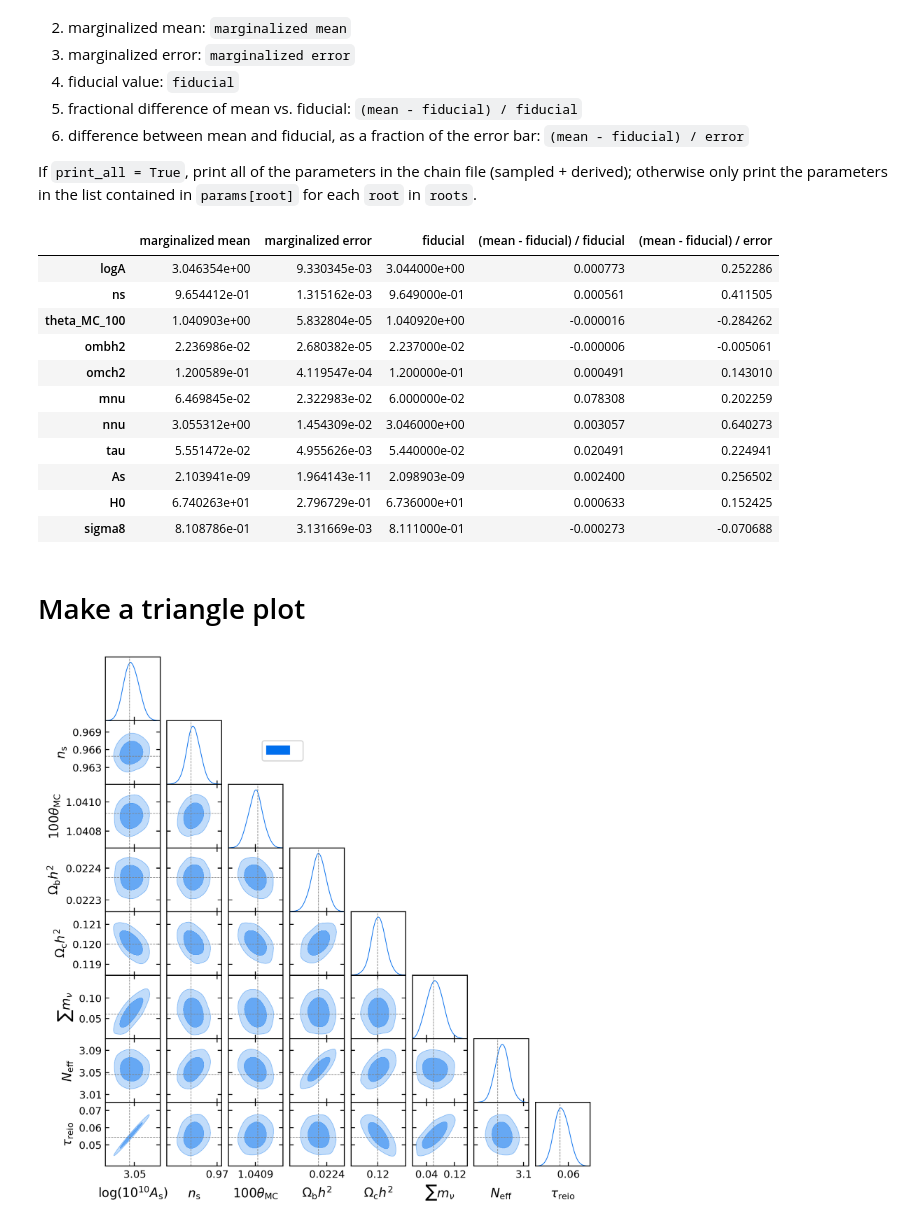
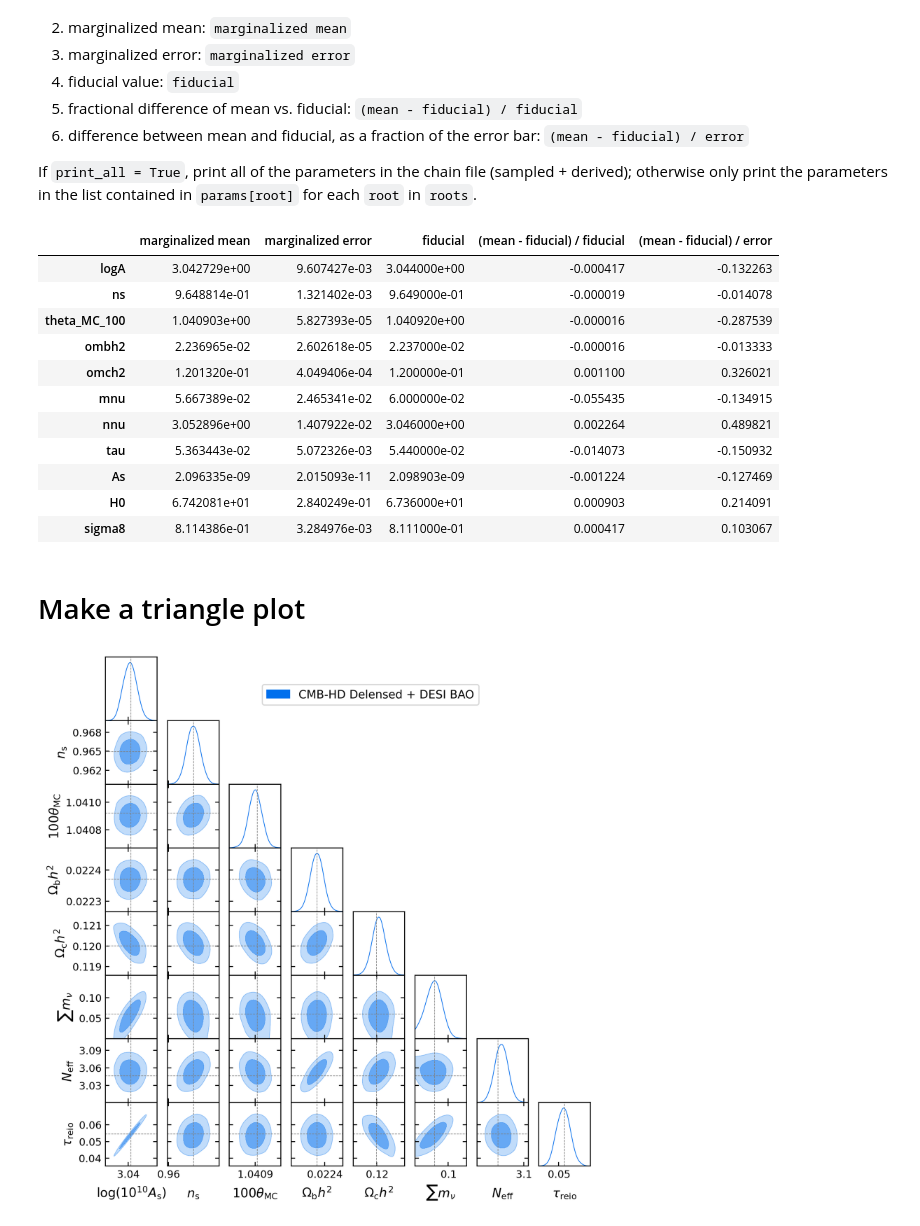
Before and after one commit to CMB-HD/hdlike, a Jupyter notebook: hdlike_cobaya_results.ipynb, the cells around one changed output. Saved outputs shown, nothing was run; the diff lists cells and outputs as text; code cells hidden in the pictures.

Commit message:
added chain files and updated example notebook to load them

```diff
--- a/hdlike_cobaya_results.ipynb
+++ b/hdlike_cobaya_results.ipynb
@@ -42,16 +42,19 @@ Set the variable `cobaya_yaml_file` below to the name (including the path) of th
 
 You can also set a `legend_label` to use for legends in plots.
 # %%
-cobaya_yaml_filename = 'example_cmbhd.yaml'
-legend_label = 'CMB-HD Delensed'
+# --- edit these two variables below: ----
+#cobaya_yaml_filename = 'your_cmbhd.yaml'
+cobaya_yaml_filename = 'chains/cmbhd_delensed_desi.updated.yaml'
+legend_label = 'CMB-HD Delensed + DESI BAO'
 
-
+# --- and leave the following lines in this cell untouched ---
+# (the following lines are reading the YAML file and getting the `getdist` samples from the chains)
 info = yaml_load_file(cobaya_yaml_filename)
 if os.path.isabs(info['output']):
     chain_path = info['output']
 else:
     chain_path = os.path.join(os.path.dirname(cobaya_yaml_filename), info['output'])
-samples = mcsamples.loadMCSamples(info['output'], settings={'ignore_rows': 0.3})
+samples = mcsamples.loadMCSamples(chain_path, settings={'ignore_rows': 0.3})
 # %% [markdown]
 # Monitor the progress of your chains
 # %% [markdown]
@@ -259,31 +262,31 @@ column_names = ['marginalized mean', 'marginalized error', 'fiducial',
 print_table(columns, column_names)
 # %% [output]
 |  | marginalized mean | marginalized error | fiducial | (mean - fiducial) / fiducial | (mean - fiducial) / error |
-| logA | 3.046354e+00 | 9.330345e-03 | 3.044000e+00 | 0.000773 | 0.252286 |
-| ns | 9.654412e-01 | 1.315162e-03 | 9.649000e-01 | 0.000561 | 0.411505 |
-| theta_MC_100 | 1.040903e+00 | 5.832804e-05 | 1.040920e+00 | -0.000016 | -0.284262 |
-| ombh2 | 2.236986e-02 | 2.680382e-05 | 2.237000e-02 | -0.000006 | -0.005061 |
-| omch2 | 1.200589e-01 | 4.119547e-04 | 1.200000e-01 | 0.000491 | 0.143010 |
-| mnu | 6.469845e-02 | 2.322983e-02 | 6.000000e-02 | 0.078308 | 0.202259 |
-| nnu | 3.055312e+00 | 1.454309e-02 | 3.046000e+00 | 0.003057 | 0.640273 |
-| tau | 5.551472e-02 | 4.955626e-03 | 5.440000e-02 | 0.020491 | 0.224941 |
-| As | 2.103941e-09 | 1.964143e-11 | 2.098903e-09 | 0.002400 | 0.256502 |
-| H0 | 6.740263e+01 | 2.796729e-01 | 6.736000e+01 | 0.000633 | 0.152425 |
-| sigma8 | 8.108786e-01 | 3.131669e-03 | 8.111000e-01 | -0.000273 | -0.070688 |
+| logA | 3.042729e+00 | 9.607427e-03 | 3.044000e+00 | -0.000417 | -0.132263 |
+| ns | 9.648814e-01 | 1.321402e-03 | 9.649000e-01 | -0.000019 | -0.014078 |
+| theta_MC_100 | 1.040903e+00 | 5.827393e-05 | 1.040920e+00 | -0.000016 | -0.287539 |
+| ombh2 | 2.236965e-02 | 2.602618e-05 | 2.237000e-02 | -0.000016 | -0.013333 |
+| omch2 | 1.201320e-01 | 4.049406e-04 | 1.200000e-01 | 0.001100 | 0.326021 |
+| mnu | 5.667389e-02 | 2.465341e-02 | 6.000000e-02 | -0.055435 | -0.134915 |
+| nnu | 3.052896e+00 | 1.407922e-02 | 3.046000e+00 | 0.002264 | 0.489821 |
+| tau | 5.363443e-02 | 5.072326e-03 | 5.440000e-02 | -0.014073 | -0.150932 |
+| As | 2.096335e-09 | 2.015093e-11 | 2.098903e-09 | -0.001224 | -0.127469 |
+| H0 | 6.742081e+01 | 2.840249e-01 | 6.736000e+01 | 0.000903 | 0.214091 |
+| sigma8 | 8.114386e-01 | 3.284976e-03 | 8.111000e-01 | 0.000417 | 0.103067 |
 # %% [markdown]
 # Make a triangle plot
 # %%
 g = ps.get_subplot_plotter(width_inch=7)
 g.settings.scaling_factor = 1.1
 g.settings.legend_fontsize = 13
 g.settings.axes_fontsize = 12
 g.triangle_plot([samples],
                 params=sampled_params, filled=True,
                 legend_labels=[legend_label],
                 #contour_colors=['tab:red', 'tab:blue', 'tab:green', 'tab:orange'],
                 alphas=[0.6],
-                legend_loc=(0.4, 0.8),
+                legend_loc=(0.4, 0.9),
                 markers=fids)
 plt.show()
 # %% [output]
-[figure, old version]
+[figure, new version]
```
Also changed, not shown: parts of 5 cells of this notebook, 12 other files.
